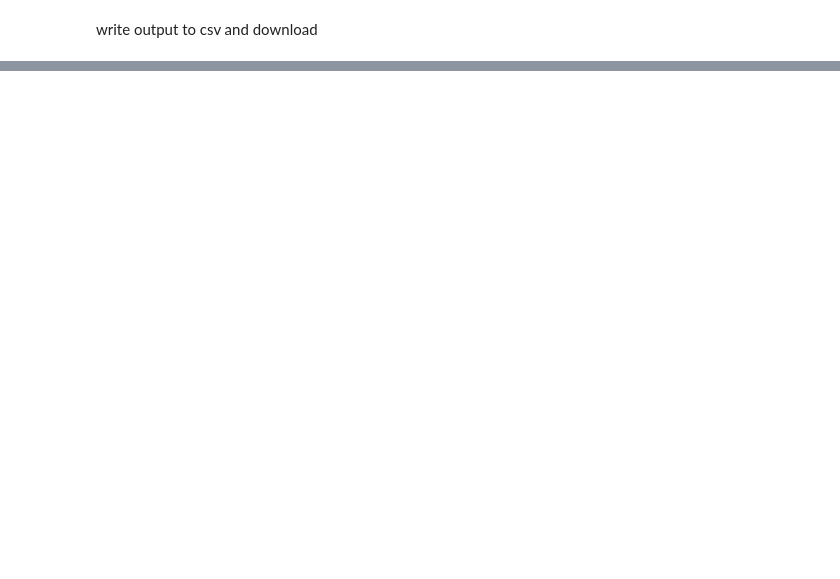
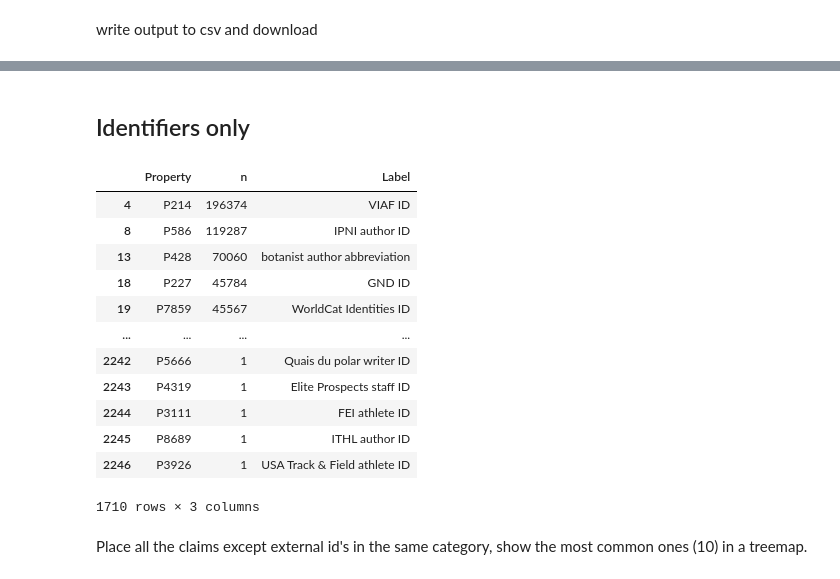
Before and after one commit to PietrH/common_wikidata_props, a Jupyter notebook: get_wikidata_botanical_collector_properties.ipynb, the cells around one changed output, grey strips where cells are left out. Saved outputs shown, nothing was run; the diff lists cells and outputs as text; code cells hidden in the pictures; blank space fills up the shorter version.

```diff
--- a/get_wikidata_botanical_collector_properties.ipynb
+++ b/get_wikidata_botanical_collector_properties.ipynb
@@ -290,0 +288,24 @@ files.download("/gdrive/MyDrive/biologist_properties.csv")
+# %% [markdown]
+## Identifiers only
+# %%
+# just identifiers
+
+only_identifiers = df[(df['datatype']=="external-id")].drop(['json','datatype','reference_property'], axis = 1)
+only_identifiers.to_csv("biologist_142k_identifiers_tally.csv")
+only_identifiers
+# %% [output]
+|  | Property | n | Label |
+| 4 | P214 | 196374 | VIAF ID |
+| 8 | P586 | 119287 | IPNI author ID |
+| 13 | P428 | 70060 | botanist author abbreviation |
+| 18 | P227 | 45784 | GND ID |
+| 19 | P7859 | 45567 | WorldCat Identities ID |
+| ... | ... | ... | ... |
+| 2242 | P5666 | 1 | Quais du polar writer ID |
+| 2243 | P4319 | 1 | Elite Prospects staff ID |
+| 2244 | P3111 | 1 | FEI athlete ID |
+| 2245 | P8689 | 1 | ITHL author ID |
+| 2246 | P3926 | 1 | USA Track & Field athlete ID |
+1710 rows × 3 columns
+# %% [markdown]
+Place all the claims except external id's in the same category, show the most common ones (10) in a treemap.
```
Also changed, not shown: parts of 42 cells of this notebook.
